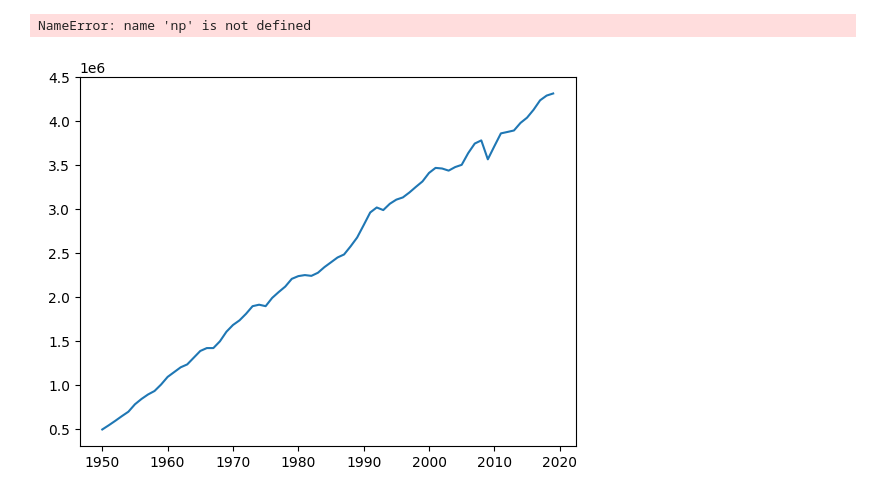
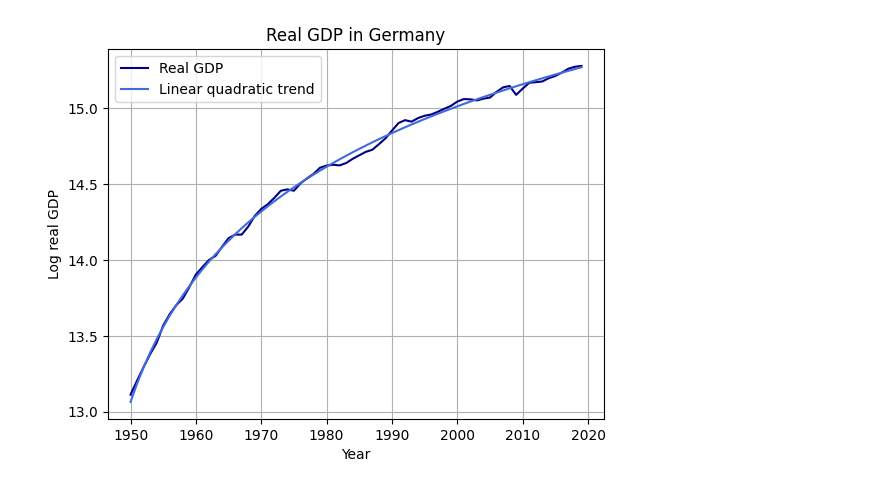
Before and after one commit to ollie-gregory/EC2B1_Coursework, a Jupyter notebook: Germany.ipynb, the cells around one changed output. Cells and saved outputs as stored; diff of their text form; code cells hidden in the pictures.

```diff
--- a/Germany.ipynb
+++ b/Germany.ipynb
@@ -66,8 +64,12 @@ year_of_interest = {
 # %%
 import reg_functions as reg
 # %%
-plt.plot(df_levels["year"], df_levels["rgdpna"])
-plt.plot(df_levels["year"], reg.calc_add_quad(df_levels["rgdpna"]))
+plt.plot(df_levels["year"], np.log(df_levels["rgdpna"]), label = "Real GDP", color = "navy")
+plt.plot(df_levels["year"], np.log(reg.calc_add_quad(df_levels["rgdpna"])), label = "Linear quadratic trend", color = "royalblue")
+plt.xlabel("Year")
+plt.ylabel("Log real GDP")
+plt.title(("Real GDP in " + country_selection))
+plt.legend()
+plt.grid(True)
 # %% [output]
-NameError: name 'np' is not defined
-[figure, old version]
+[figure, new version]
```
Also changed, not shown: parts of 2 cells of this notebook.
